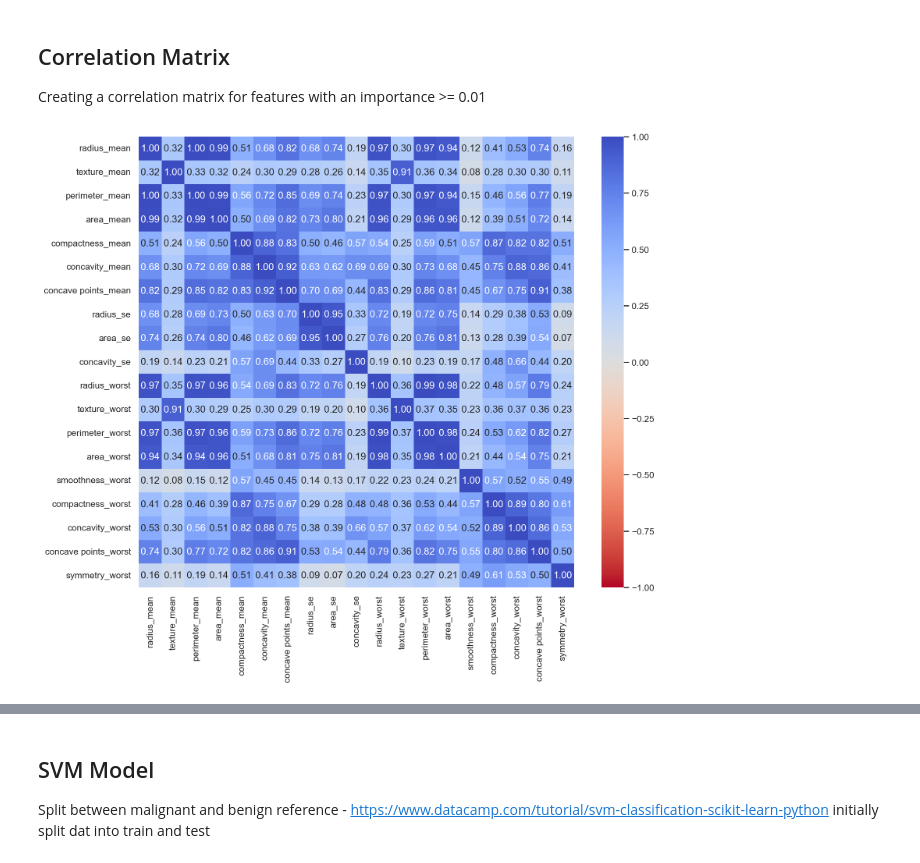
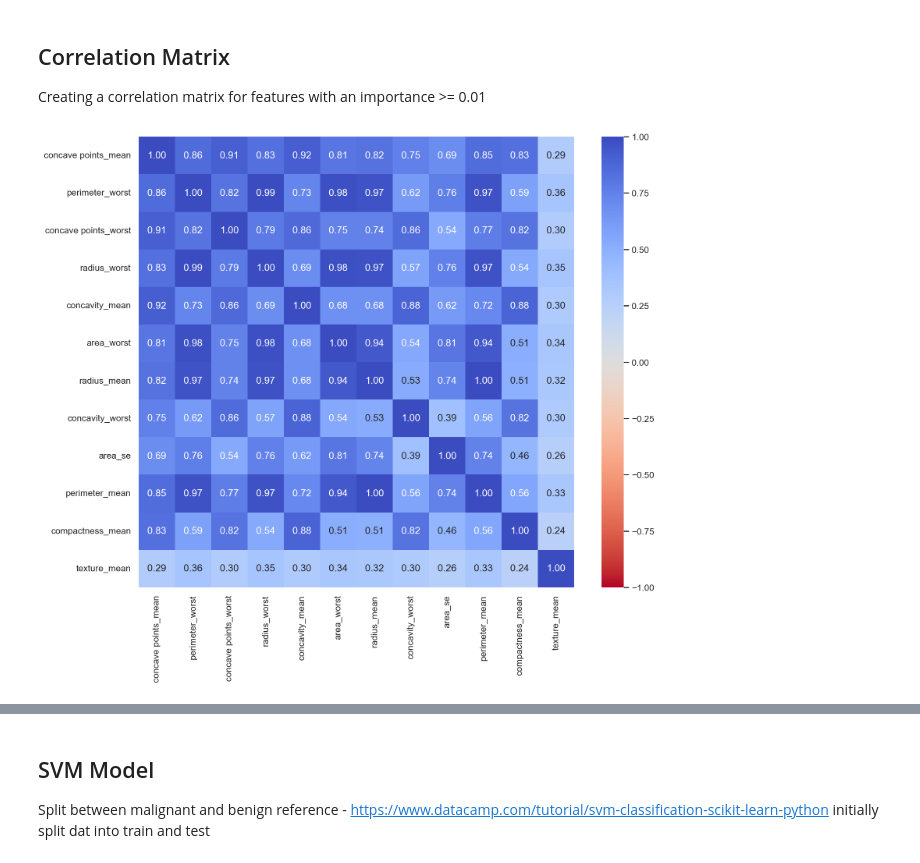
Before and after one commit to mgkosten/CS3870_FinalProject, a Jupyter notebook: finalProject.ipynb, the cells around one changed output, grey strips where cells are left out. Saved outputs shown, nothing was run; the diff lists cells and outputs as text; code cells hidden in the pictures.

Commit message:
Visualized feature importances and worked on feature correlations

```diff
--- a/finalProject.ipynb
+++ b/finalProject.ipynb
@@ -113,0 +92,8 @@ dtype: float64
+# %%
+# Display feature importances
+feature_importances = pd.DataFrame({
+    'feature' : X_train.columns,
+    'importance' : importances
+}).sort_values(by = 'importance', ascending = False)
+
+feature_importances
@@ -113,0 +118,3 @@ dtype: float64
+# %%
+# Display histogram
+feature_importances.set_index('feature').plot(kind = 'bar')
@@ -116,22 +126,23 @@ dtype: float64
 Creating a correlation matrix for features with an importance >= 0.01
 # %%
 # Get features with importance >= 0.01
-important_features = feature_importances[feature_importances >= 0.01]
+important_features = feature_importances.query('importance >= 0.02')['feature']
+
 # Get subset of DataFrame
-important_df = df[list(important_features.index)]
+important_df = df[list(important_features)]
 
 # Start by creating the correlation matrix:
 df_corr = important_df.corr(numeric_only = True)
 
 # Using heatmap to create a correlation plot
 plt.figure(figsize=(12, 10))
 sns.heatmap(
     data = df_corr,
     annot = True, # Show the correlation values,
     fmt = '.2f', # Round to 2 decimal places
     cmap = 'coolwarm_r', # reverses the coolwarm color palette
     vmin = -1,
     vmax = +1
 );
 # %% [output]
-[figure, old version]
+[figure, new version]
```
Also changed, not shown: parts of 4 cells of this notebook.
